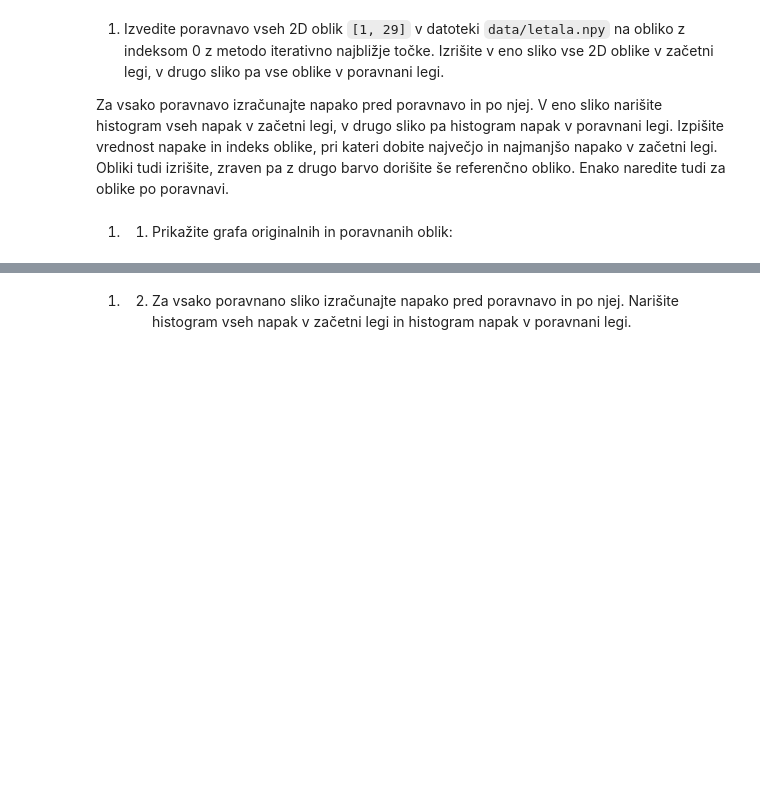
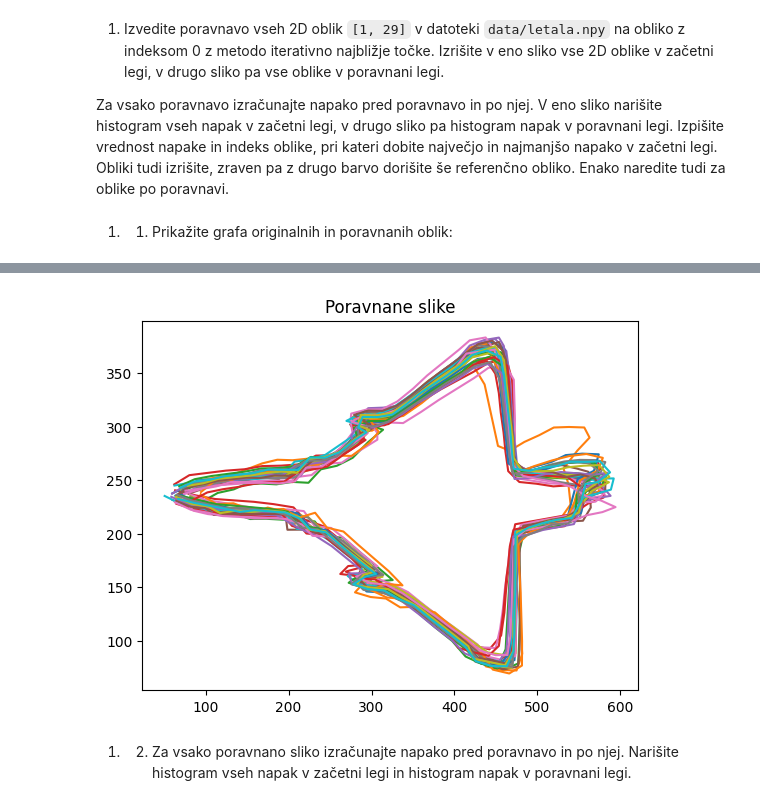
Before and after one commit to anamahau/Vaje_robotski_vid, a Jupyter notebook: 05_geometrijske_preslikave_in_poravnava_oblik/Vaja05_Geometrijske_preslikave_in_poravnava_oblik/Vaja05-domaca_naloga.ipynb, the cells around one changed output, grey strips where cells are left out. Drawn from its saved outputs; the diff is of its cells as text; code cells hidden in the pictures; blank space fills up the shorter version.

```diff
--- a/05_geometrijske_preslikave_in_poravnava_oblik/Vaja05_Geometrijske_preslikave_in_poravnava_oblik/Vaja05-domaca_naloga.ipynb
+++ b/05_geometrijske_preslikave_in_poravnava_oblik/Vaja05_Geometrijske_preslikave_in_poravnava_oblik/Vaja05-domaca_naloga.ipynb
@@ -33,2 +141,24 @@ print(letala[1][0])
+# %%
+letala = np.load('data/letala.npy', allow_pickle=True)
+step = 20
+let = np.array(letala[0], dtype='float')
+iPtsRef = let[::step]
+err_1 = []
+err_2 = []
+
+plt.figure()
+plt.plot(iPtsRef[:, 0], iPtsRef[:, 1])
+for n in range(29):
+    let = np.array(letala[n+1], dtype='float')
+    iPtsMov = let[::step]
+    oMat2D_t, oErr = alignICP(iPtsRef, iPtsMov, iEps=1e-6, iMaxIter=50, plotProgress=False)
+    err_1.append(oErr[0])
+    err_2.append(oErr[-1])
+    iPtsMov_t = np.dot(addHomCoord2D(iPtsMov), oMat2D_t.transpose())
+    plt.plot(iPtsMov_t[:, 0], iPtsMov_t[:, 1])
+plt.title('Poravnane slike')
+plt.show()
+# %% [output]
+[figure, added]
 # %% [markdown]
 1. 2. Za vsako poravnano sliko izračunajte napako pred poravnavo in po njej. Narišite histogram vseh napak v začetni legi in histogram napak v poravnani legi.
```
Also changed, not shown: parts of 26 cells of this notebook, 3 other files.
